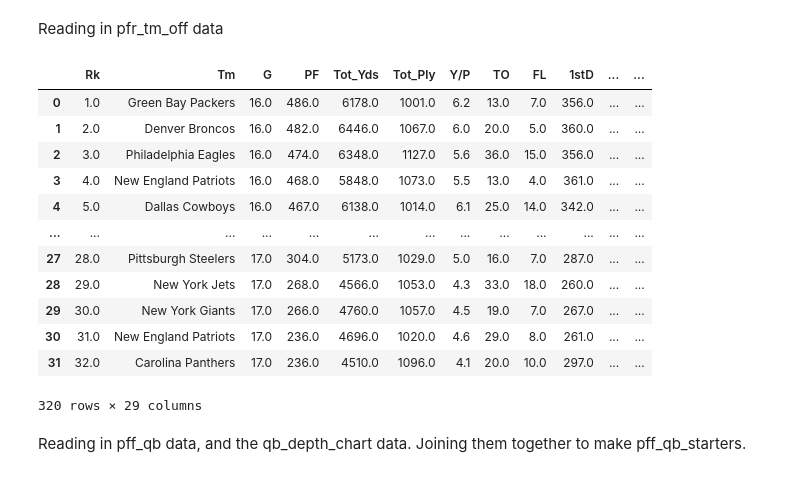
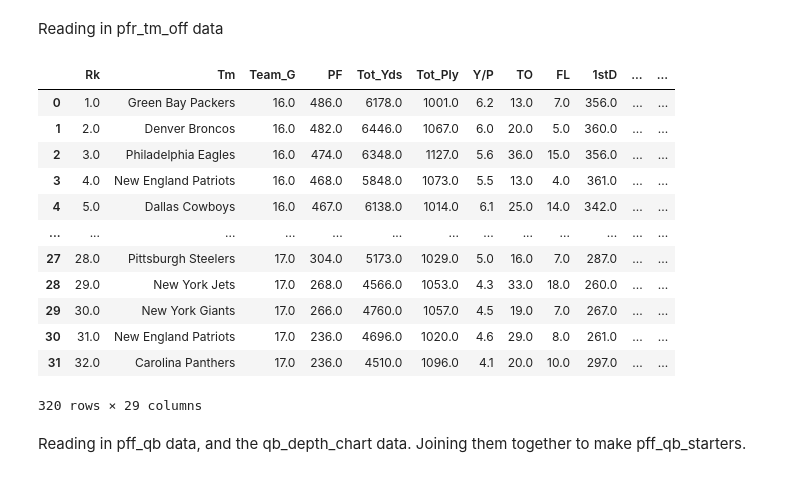
Before and after one commit to scottbwinner/NFL-Models, a Jupyter notebook: WR Model/WR Model.ipynb, the cells around one changed output. Drawn from its saved outputs; the diff is of its cells as text; code cells hidden in the pictures.

```diff
--- a/WR Model/WR Model.ipynb
+++ b/WR Model/WR Model.ipynb
@@ -253,33 +253,35 @@ Reading in pfr_tm_off data
 # %%
 pfr_tm_off_14_15 = pd.read_csv('pfr_tm_off_14-15.csv')
 pfr_tm_off_15_16 = pd.read_csv('pfr_tm_off_15-16.csv')
 pfr_tm_off_16_17 = pd.read_csv('pfr_tm_off_16-17.csv')
 pfr_tm_off_17_18 = pd.read_csv('pfr_tm_off_17-18.csv')
 pfr_tm_off_18_19 = pd.read_csv('pfr_tm_off_18-19.csv')
 pfr_tm_off_19_20 = pd.read_csv('pfr_tm_off_19-20.csv')
 pfr_tm_off_20_21 = pd.read_csv('pfr_tm_off_20-21.csv')
 pfr_tm_off_21_22 = pd.read_csv('pfr_tm_off_21-22.csv')
 pfr_tm_off_22_23 = pd.read_csv('pfr_tm_off_22-23.csv')
 pfr_tm_off_23_24 = pd.read_csv('pfr_tm_off_23-24.csv')
 
 pfr_tm_off_14_15['Season'] = '2014-15'
 pfr_tm_off_15_16['Season'] = '2015-16'
 pfr_tm_off_16_17['Season'] = '2016-17'
 pfr_tm_off_17_18['Season'] = '2017-18'
 pfr_tm_off_18_19['Season'] = '2018-19'
 pfr_tm_off_19_20['Season'] = '2019-20'
 pfr_tm_off_20_21['Season'] = '2020-21'
 pfr_tm_off_21_22['Season'] = '2021-22'
 pfr_tm_off_22_23['Season'] = '2022-23'
 pfr_tm_off_23_24['Season'] = '2023-24'
 
 pfr_tm_off = pd.concat([pfr_tm_off_14_15, pfr_tm_off_15_16, pfr_tm_off_16_17, pfr_tm_off_17_18, pfr_tm_off_18_19, pfr_tm_off_19_20, pfr_tm_off_20_21, pfr_tm_off_21_22, pfr_tm_off_22_23, pfr_tm_off_23_24])
 
 pfr_tm_off = pfr_tm_off[~pfr_tm_off['Tm'].isin(['Avg Team', 'League Total', 'Avg Tm/G'])]
 
+pfr_tm_off = pfr_tm_off.rename(columns={"G":"Team_G"})
+
 pfr_tm_off
 # %% [output]
-|  | Rk | Tm | G | PF | Tot_Yds | Tot_Ply | Y/P | TO | FL | 1stD | ... | ... |
+|  | Rk | Tm | Team_G | PF | Tot_Yds | Tot_Ply | Y/P | TO | FL | 1stD | ... | ... |
 | 0 | 1.0 | Green Bay Packers | 16.0 | 486.0 | 6178.0 | 1001.0 | 6.2 | 13.0 | 7.0 | 356.0 | ... | ... |
 | 1 | 2.0 | Denver Broncos | 16.0 | 482.0 | 6446.0 | 1067.0 | 6.0 | 20.0 | 5.0 | 360.0 | ... | ... |
 | 2 | 3.0 | Philadelphia Eagles | 16.0 | 474.0 | 6348.0 | 1127.0 | 5.6 | 36.0 | 15.0 | 356.0 | ... | ... |
```
Also changed, not shown: parts of 15 cells of this notebook, 3 other files.
